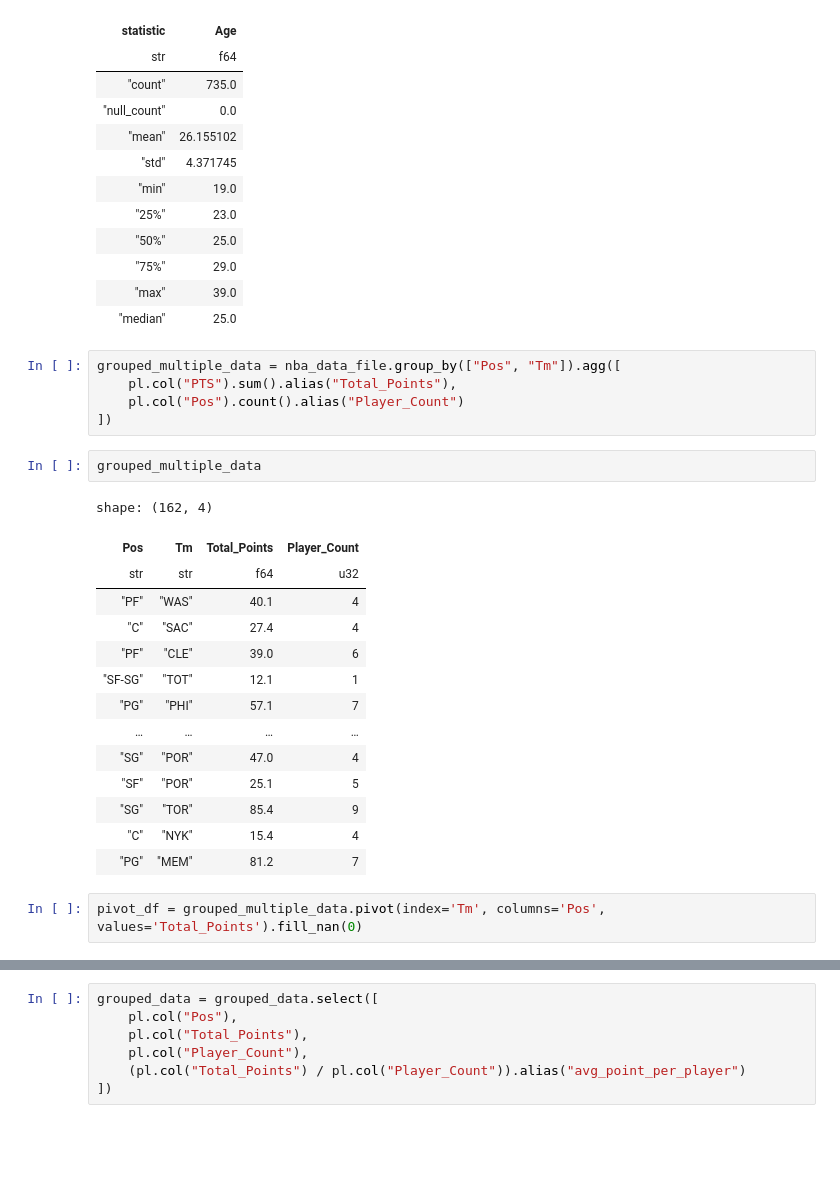
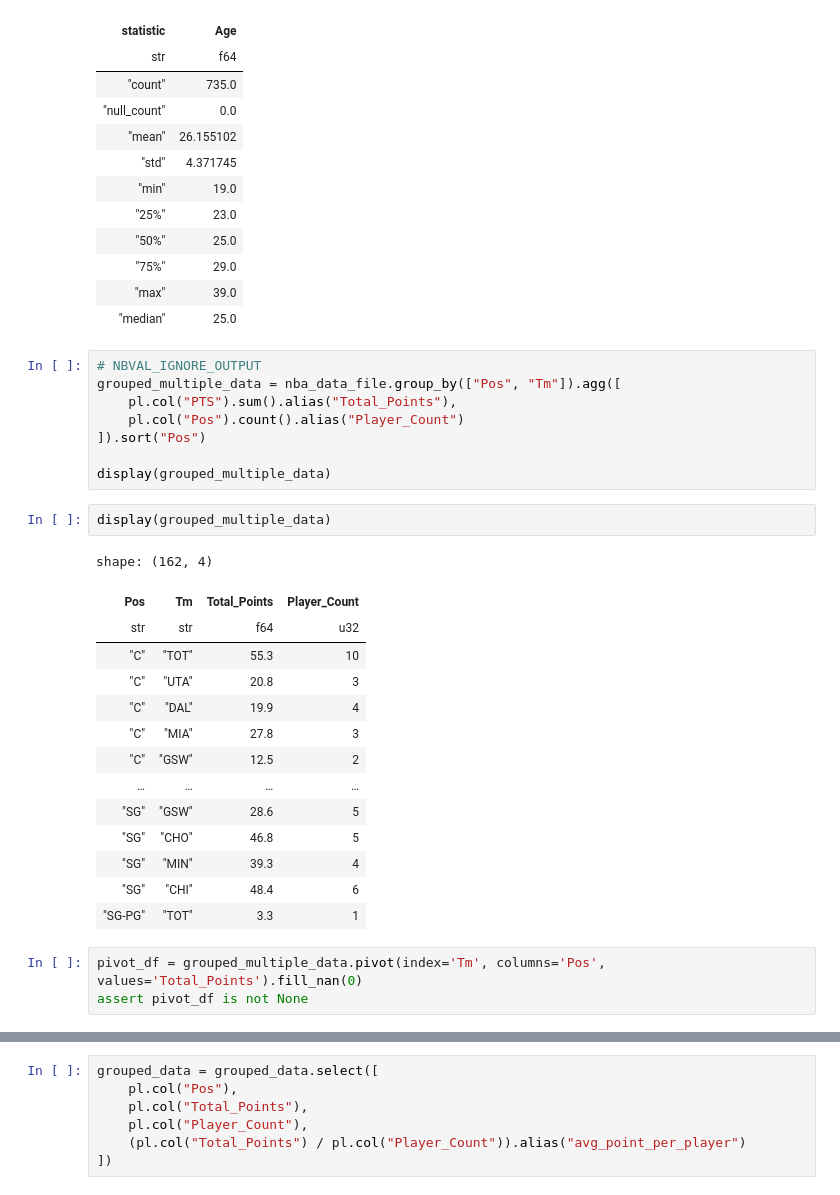
Before and after one commit to nogibjj/Vishesh_Gupta_IDS706_Week3, a Jupyter notebook: main_python_jp.ipynb, the cells around one changed output, grey strips where cells are left out. Drawn from its saved outputs; the diff is of its cells as text; blank space fills up the shorter version.

```diff
--- a/main_python_jp.ipynb
+++ b/main_python_jp.ipynb
@@ -37,29 +39,33 @@ shape: (10, 2)
 | "max" | 39.0 |
 | "median" | 25.0 |
 # %%
+# NBVAL_IGNORE_OUTPUT
 grouped_multiple_data = nba_data_file.group_by(["Pos", "Tm"]).agg([
     pl.col("PTS").sum().alias("Total_Points"),
     pl.col("Pos").count().alias("Player_Count")
-])
+]).sort("Pos")
+
+display(grouped_multiple_data)
-# %%
-grouped_multiple_data
-# %% [output]
-shape: (162, 4)
-| Pos | Tm | Total_Points | Player_Count |
-| str | str | f64 | u32 |
-| "PF" | "WAS" | 40.1 | 4 |
-| "C" | "SAC" | 27.4 | 4 |
-| "PF" | "CLE" | 39.0 | 6 |
-| "SF-SG" | "TOT" | 12.1 | 1 |
-| "PG" | "PHI" | 57.1 | 7 |
-| … | … | … | … |
-| "SG" | "POR" | 47.0 | 4 |
-| "SF" | "POR" | 25.1 | 5 |
-| "SG" | "TOR" | 85.4 | 9 |
-| "C" | "NYK" | 15.4 | 4 |
-| "PG" | "MEM" | 81.2 | 7 |
+# %%
+display(grouped_multiple_data)
+# %% [output]
+shape: (162, 4)
+| Pos | Tm | Total_Points | Player_Count |
+| str | str | f64 | u32 |
+| "C" | "TOT" | 55.3 | 10 |
+| "C" | "UTA" | 20.8 | 3 |
+| "C" | "DAL" | 19.9 | 4 |
+| "C" | "MIA" | 27.8 | 3 |
+| "C" | "GSW" | 12.5 | 2 |
+| … | … | … | … |
+| "SG" | "GSW" | 28.6 | 5 |
+| "SG" | "CHO" | 46.8 | 5 |
+| "SG" | "MIN" | 39.3 | 4 |
+| "SG" | "CHI" | 48.4 | 6 |
+| "SG-PG" | "TOT" | 3.3 | 1 |
 # %%
 pivot_df = grouped_multiple_data.pivot(index='Tm', columns='Pos', values='Total_Points').fill_nan(0)
+assert pivot_df is not None
 # %%
 # Convert the Polars DataFrame to a format suitable for Matplotlib
 teams = pivot_df['Tm'].to_numpy()
```
Also changed, not shown: parts of 6 cells of this notebook, 1 other file.
